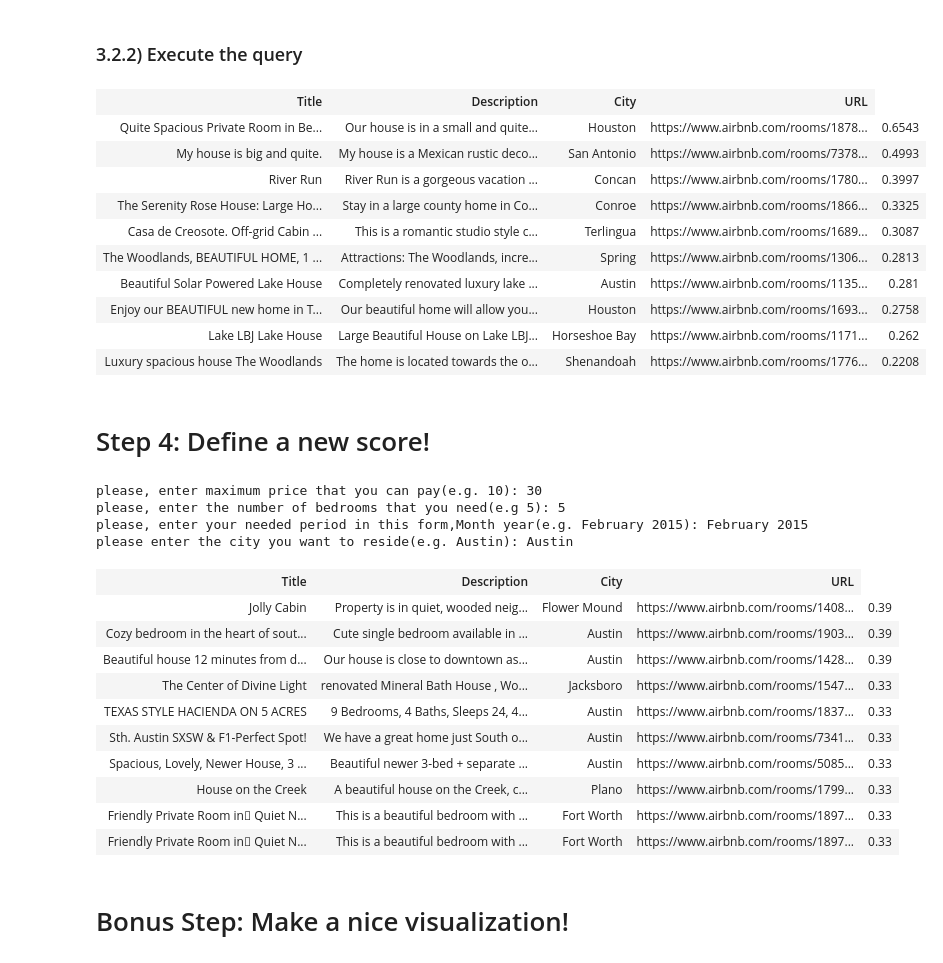
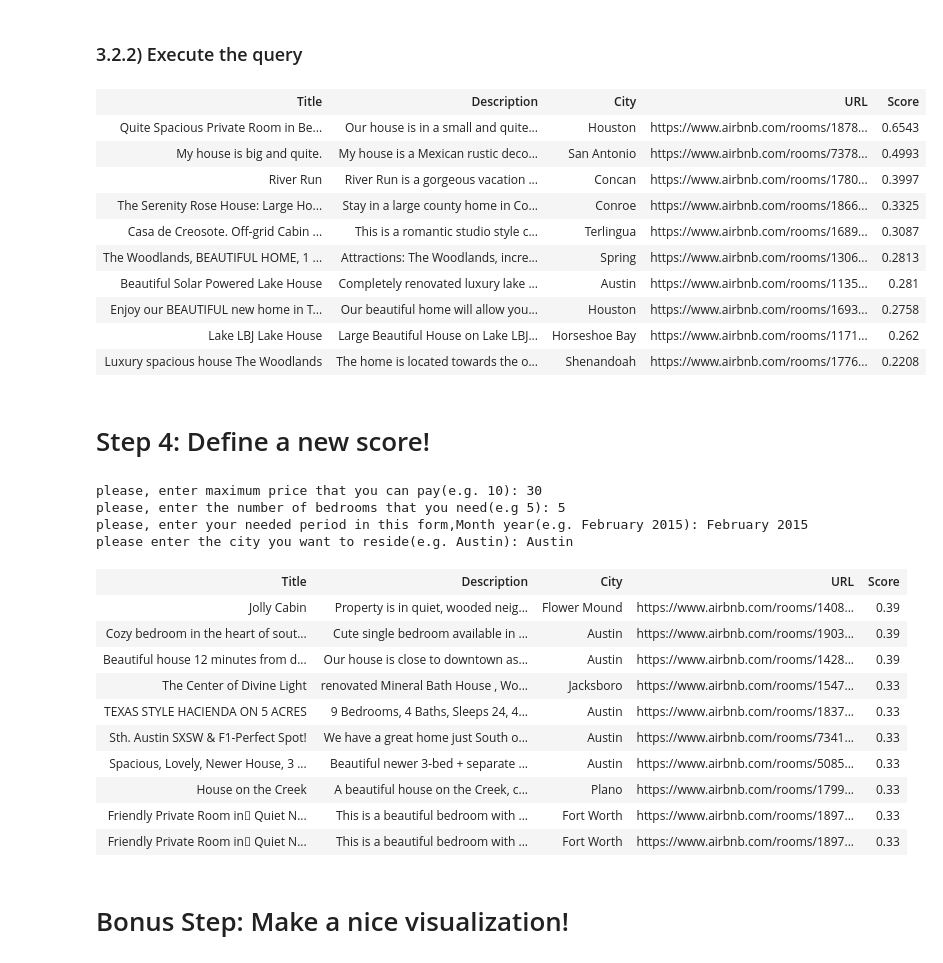
Before and after one commit to francesca15/ADM_HW3_GROUP_14, a Jupyter notebook: AirBnb_Stat.ipynb, the cells around one changed output. Saved outputs shown, nothing was run; the diff lists cells and outputs as text; code cells hidden in the pictures.

Commit message:
Changed the indexing type
Added Word and Vocabulary indexes for efficient search result manipulation

Some minor changes

```diff
--- a/AirBnb_Stat.ipynb
+++ b/AirBnb_Stat.ipynb
@@ -43,6 +42,7 @@ my_path = os.path.dirname(os.path.realpath('__file__'))
 # %%
 #Reading the main CSV file
 m = pd.read_csv("Airbnb_Texas_Rentals.csv",encoding = 'utf8')
+doc_len = len(m)
 
 # These are commented because we already processed the reviews in to invidual CSV file per review
 #we found words like '\\n' in the dataset so we cleaned it
@@ -157,13 +188,19 @@ def clean_input(w):
     return w_list
 
 # Show search results in tabular format
-def show_results(results, doc_list):
+def show_results(results, doc_list, isScore):
 
     if(len(doc_list)):
         print('Found ' + str(len(doc_list))  + ' matching reviews to your query')
 
     if(len(results)):
-        display(HTML('<table border="1"><tr><th>Title</th><th>Description</th><th>City</th><th>URL</th></tr><tr>{}</tr></table>'.format('</tr><tr>'.join('<td>{}</td>'.format('</td><td>'.join(str(_) for _ in row)) for row in results)
+        if(isScore):
+            tableFormat = '<table border="1"><tr><th>Title</th><th>Description</th><th>City</th><th>URL</th><th>Score</th></tr><tr>{}</tr></table>'
+        else:
+            tableFormat = '<table border="1"><tr><th>Title</th><th>Description</th><th>City</th><th>URL</th></tr><tr>{}</tr></table>'
+
+
+        display(HTML(tableFormat.format('</tr><tr>'.join('<td>{}</td>'.format('</td><td>'.join(str(_) for _ in row)) for row in results)
 )))
     else:
         display(HTML('<h1>No results found. Please try a different query</h1>'))
@@ -179,8 +216,8 @@ list_doc_list = []
 for w in word_list:
         doc_list = []
 
-        if w in review_word_map_persist:
-            doc_list = review_word_map_persist[w]
+        if w in words_persist:
+            doc_list = vocabulary_persist[words_persist[w]]
 
         list_doc_list.append(doc_list)
 
@@ -223,7 +260,7 @@ if(i_len):
         results.append([title, description, city, url])
 
 # Displaying the results
-show_results(results, list_intersect)
+show_results(results, list_intersect, False)
 # %% [output]
 Enter a search query: beautiful house
 Cleaned word:  ['beauti', 'hous']
@@ -254,7 +291,7 @@ index_file = Path(os.path.join(my_path, "indexes/iindex_tf_idf.pkl"))
 # Check if the index file exists, if yes load the previously persisted indexes
 if index_file.is_file():
     # Retriving precreated inverted indexes
-    with open(os.path.join(my_path, "indexes/iindex_tf_idf.pkl"), "rb") as iindex_tf_idf:
+    with open(index_file, "rb") as iindex_tf_idf:
         iindex_tf_idf_persist = pickle.load(iindex_tf_idf)
         iindex_tf_idf.close()
 
@@ -266,8 +303,8 @@ if(len(iindex_tf_idf_persist.keys()) == 0):
     word_iindex = {}
 
     #Creating inverted index using tf-idf and consine similarity
-    for word in review_word_map_persist:
-        word_doc_list = review_word_map_persist[word]
+    for word in words_persist:
+        word_doc_list = vocabulary_persist[words_persist[word]]
         word_iindex[word] = []
 
         # Store indexes based on number of times a particular word is present in a given document
@@ -290,7 +327,7 @@ if(len(iindex_tf_idf_persist.keys()) == 0):
             elem[1] = idf * elem[1]
 
     # Persisting the indexes calculated
-    with open(os.path.join(my_path, "indexes/iindex_tf_idf.pkl"), "wb") as iindex_tf_idf:
+    with open(index_file, "wb") as iindex_tf_idf:
         pickle.dump(iindex_tf_idf_persist, iindex_tf_idf)
         iindex_tf_idf.close()
 # %% [markdown]
@@ -368,35 +406,35 @@ limit = 10
 doc_len = len(dict_qcos.keys())
 
 if(doc_len < 10):
     limit = doc_len
 
 for i in range(limit):
     # Popping the document with maximum score at every step and adding it to the result list
 
     # Since the data structure used in heap is a tuple, we convert it in to list for ease of manipulation
     results.append(list(heapq.heappop(h)))
 
     # re-applying the max heap algorithm
     heapq._heapify_max(h)
 
 #print("Applying Heap")
 
 #print(results)
 results_formatted = []
 
 for i in results:
 
     first = round(i.pop(0), 4)
     i.append(first)
     #first = round(float(results[i].pop(0)), 4)
     #results[i] = results[i].append(first)
     results_formatted.append(i)
 
 
 # Displaying the results
-show_results(results_formatted, [])
+show_results(results_formatted, [], True)
 # %% [output]
-| Title | Description | City | URL |
+| Title | Description | City | URL | Score |
 | Quite Spacious Private Room in Be... | Our house is in a small and quite... | Houston | https://www.airbnb.com/rooms/1878... | 0.6543 |
 | My house is big and quite. | My house is a Mexican rustic deco... | San Antonio | https://www.airbnb.com/rooms/7378... | 0.4993 |
 | River Run | River Run is a gorgeous vacation ... | Concan | https://www.airbnb.com/rooms/1780... | 0.3997 |
@@ -535,13 +573,13 @@ for i in results:
 
 
 # Displaying the results
-show_results(results_formatted, [])
+show_results(results_formatted, [], True)
 # %% [output]
 please, enter maximum price that you can pay(e.g. 10): 30
 please, enter the number of bedrooms that you need(e.g 5): 5
 please, enter your needed period in this form,Month year(e.g. February 2015): February 2015
 please enter the city you want to reside(e.g. Austin): Austin
-| Title | Description | City | URL |
+| Title | Description | City | URL | Score |
 | Jolly Cabin | Property is in quiet, wooded neig... | Flower Mound | https://www.airbnb.com/rooms/1408... | 0.39 |
 | Cozy bedroom in the heart of sout... | Cute single bedroom available in ... | Austin | https://www.airbnb.com/rooms/1903... | 0.39 |
 | Beautiful house 12 minutes from d... | Our house is close to downtown as... | Austin | https://www.airbnb.com/rooms/1428... | 0.39 |
```
Also changed, not shown: parts of 4 cells of this notebook, 4 other files.
